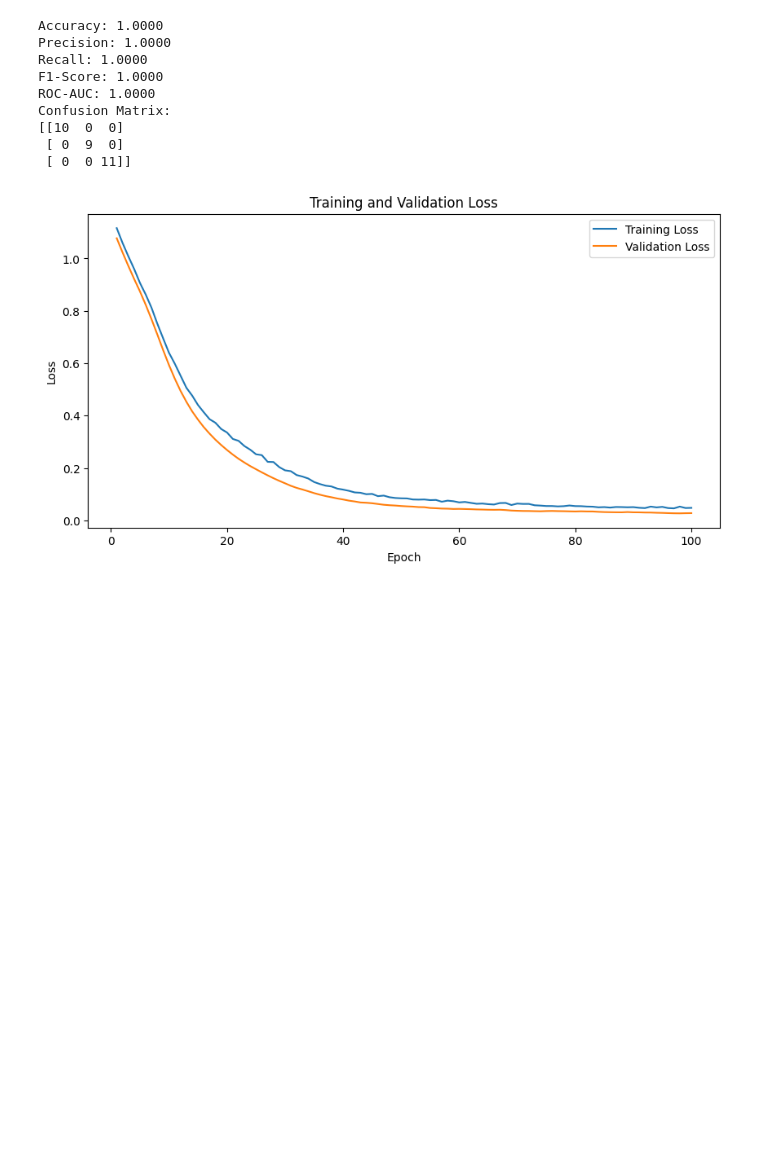
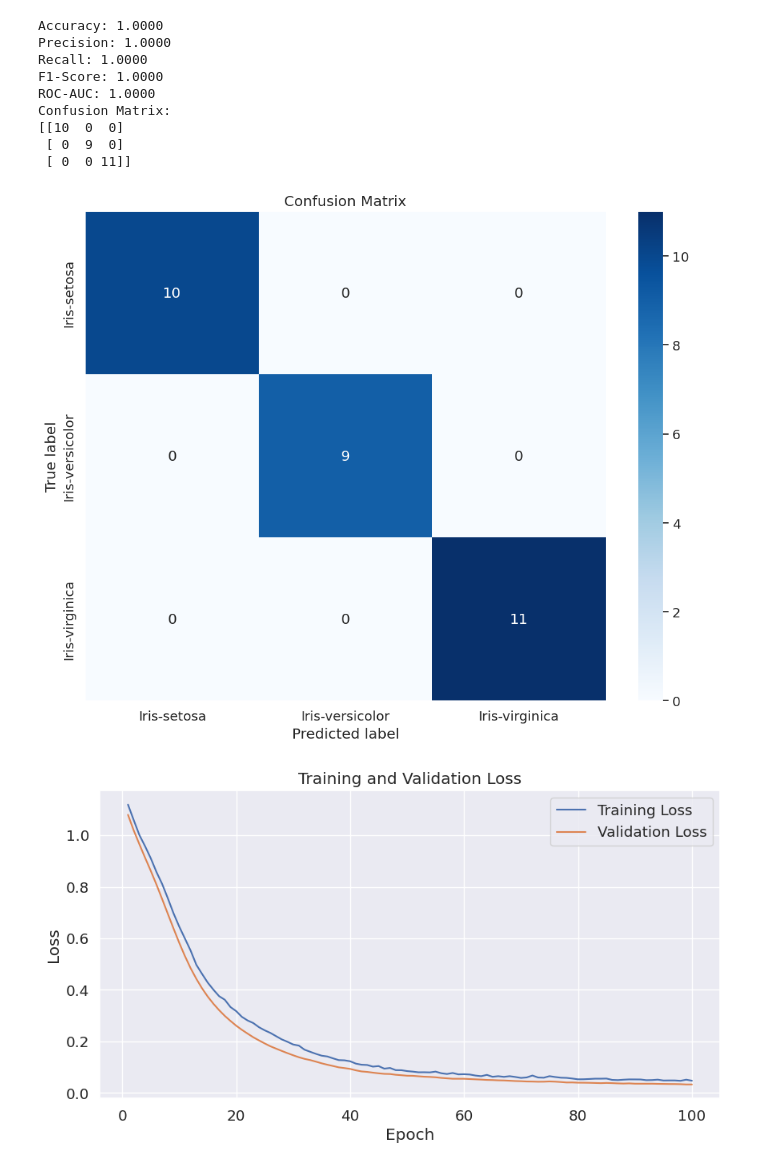
Before and after one commit to Youssef-Elkady/Deep-learning-Labs, a Jupyter notebook: lab2/iris/iris.ipynb, the cells around one changed output. Saved outputs shown, nothing was run; the diff lists cells and outputs as text; code cells hidden in the pictures; blank space fills up the shorter version.

```diff
--- a/lab2/iris/iris.ipynb
+++ b/lab2/iris/iris.ipynb
@@ -136,34 +136,50 @@ precision, recall, f1,_  = precision_recall_fscore_support(y_true, y_pred, avera
 # Calculate ROC-AUC score
 roc_auc = roc_auc_score(y_true, y_pred_proba, multi_class='ovr')
 # %%
+import seaborn as sns
+import matplotlib.pyplot as plt
+
 print(f'Accuracy: {accuracy:.4f}')
 print(f'Precision: {precision:.4f}')
 print(f'Recall: {recall:.4f}')
 print(f'F1-Score: {f1:.4f}')
 print(f'ROC-AUC: {roc_auc:.4f}')
 print('Confusion Matrix:')
 print(conf_matrix)
+
+# Visualize the confusion matrix
+plt.figure(figsize=(10, 8))
+sns.set(font_scale=1.2)
+class_names = iris_df.iloc[:, -1].unique()  # Get unique class names from the original dataset
+conf_matrix_df = pd.DataFrame(conf_matrix, index=class_names, columns=class_names)
+sns.heatmap(conf_matrix_df, annot=True, cmap='Blues', fmt='d')
+plt.title('Confusion Matrix')
+plt.ylabel('True label')
+plt.xlabel('Predicted label')
+plt.tight_layout()
+plt.show()
 
 # Visualize the loss during the model training process
 plt.figure(figsize=(10, 5))
 plt.plot(range(1, num_epochs+1), train_losses, label='Training Loss')
 plt.plot(range(1, num_epochs+1), val_losses, label='Validation Loss')
 plt.xlabel('Epoch')
 plt.ylabel('Loss')
 plt.title('Training and Validation Loss')
 plt.legend()
 plt.show()
 # %% [output]
 Accuracy: 1.0000
 Precision: 1.0000
 Recall: 1.0000
 F1-Score: 1.0000
 ROC-AUC: 1.0000
 Confusion Matrix:
 [[10  0  0]
  [ 0  9  0]
  [ 0  0 11]]
-[figure, old version]
+[figure, new version]
+[figure, added]
 # %%
 # Plot ROC curves for each class
 from sklearn.preprocessing import label_binarize
```
Also changed, not shown: parts of 3 cells of this notebook, 1 other file.
